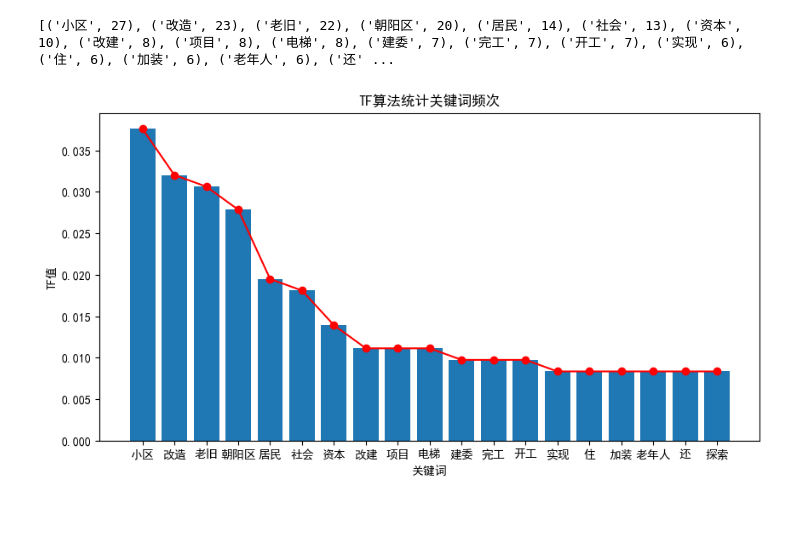
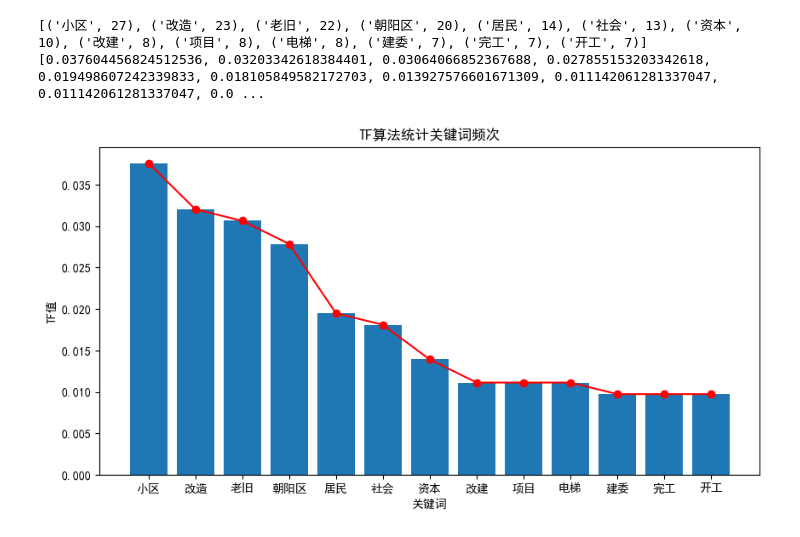
Before and after one commit to Hongtauo/NLP_My_Learning_Notebook, a Jupyter notebook: 示例/第五章/TF算法.ipynb, the cells around one changed output. Drawn from its saved outputs; the diff is of its cells as text; code cells hidden in the pictures.

```diff
--- a/示例/第五章/TF算法.ipynb
+++ b/示例/第五章/TF算法.ipynb
@@ -11,7 +11,7 @@ file.close()
 #使用jieba分词
 seg_list = jieba.lcut(page)
 #设置停用词
-stop_word=['，','。','、','！','“','”','‘','’','+','—','一','了','大','的','和','这','于','在','小','以','内','让','为','将','给','由','是','也','里','外','说','等','及','上','下','左','右','多','少','另','部','到','去','前','后','左','右','年','月','日','东','南','西','北']
+stop_word=['，','。','、','！','“','”','‘','’','+','—','一','了','大','的','和','这','于','在','小','以','内','让','为','将','给','由','是','也','里','外','说','等','及','上','下','多','少','另','部','到','去','前','后','左','右','年','月','日','东','南','西','北']
 
 #将数字过滤
 temp=[]
@@ -33,33 +33,34 @@ for i in seg_clr_list:
    count.append(seg_clr_list.count(i))
 
 #将word与count组合
 seg_list_count=zip(seg_clr_list,count)
 #降序
 seg_list_count=sorted(seg_list_count,key=lambda x:x[1],reverse=True)
 
 #将频次大于5的词打印出来
 seg_sort=[]
 for i in seg_list_count:
-   if i not in seg_sort and int(i[1])>5:
+   if i not in seg_sort and int(i[1])>6:
       seg_sort.append(i)
 print(seg_sort)
 
 #计算TF值
 tf=[]
 word=[]
 for i in seg_sort:
    word.append(str(i[0]))
    tf.append(int(i[1])/len(seg_clr_list))
 
 #展示
 plt.rcParams['font.sans-serif'] = ['SimHei']
 plt.figure(figsize=(10, 5))
 plt.plot(word,tf,'ro-')
 plt.bar(word,tf)
 plt.xlabel("关键词")
 plt.ylabel("TF值")
 plt.title("TF算法统计关键词频次")
 plt.show()
 # %% [output]
-[('小区', 27), ('改造', 23), ('老旧', 22), ('朝阳区', 20), ('居民', 14), ('社会', 13), ('资本', 10), ('改建', 8), ('项目', 8), ('电梯', 8), ('建委', 7), ('完工', 7), ('开工', 7), ('实现', 6), ('住', 6), ('加装', 6), ('老年人', 6), ('还' ...
+[('小区', 27), ('改造', 23), ('老旧', 22), ('朝阳区', 20), ('居民', 14), ('社会', 13), ('资本', 10), ('改建', 8), ('项目', 8), ('电梯', 8), ('建委', 7), ('完工', 7), ('开工', 7)]
+[0.037604456824512536, 0.03203342618384401, 0.03064066852367688, 0.027855153203342618, 0.019498607242339833, 0.018105849582172703, 0.013927576601671309, 0.011142061281337047, 0.011142061281337047, 0.0 ...
-[figure, old version]
+[figure, new version]
```
Also changed, not shown: 1 other file.
